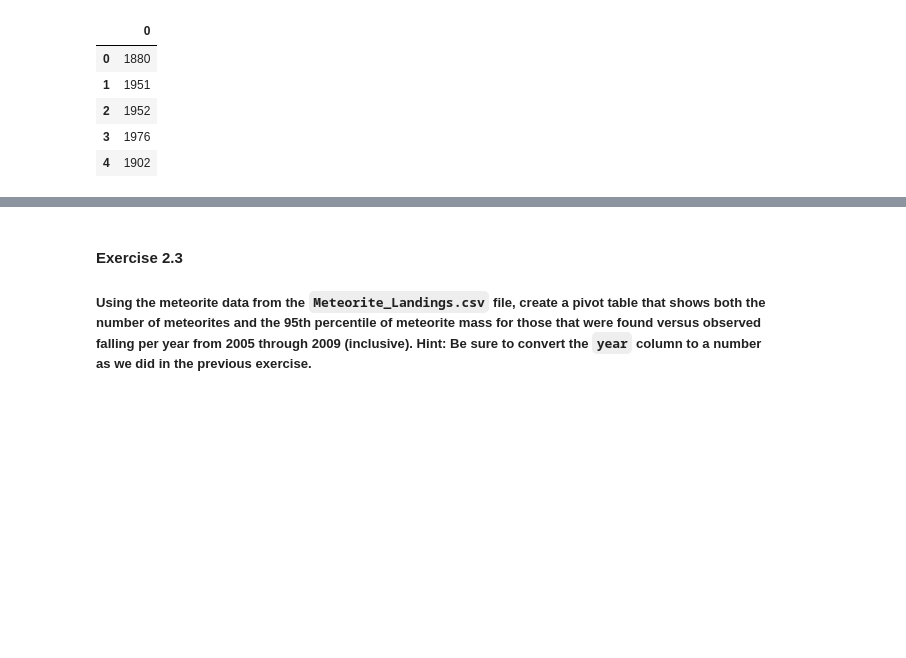
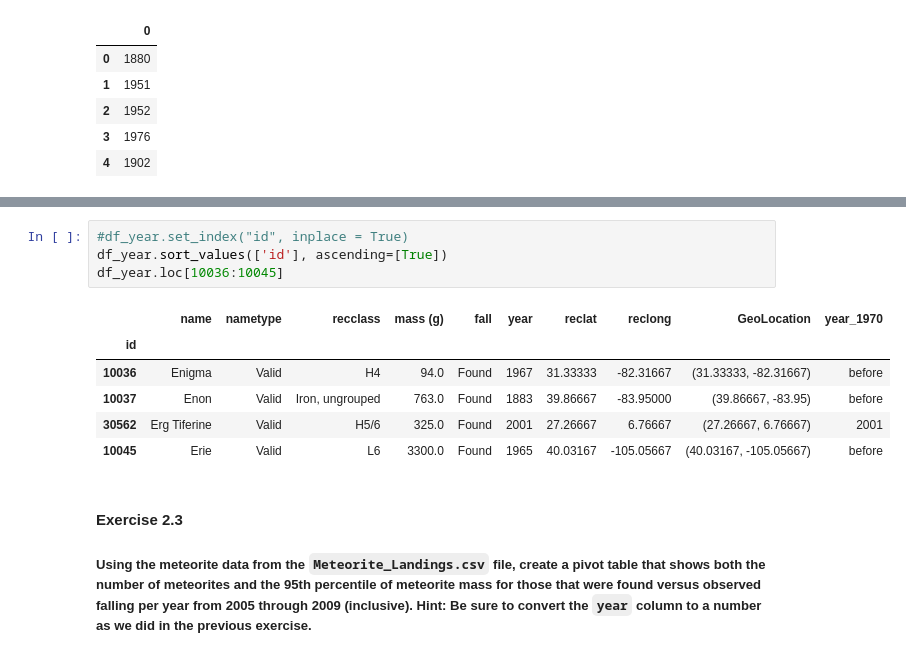
Before and after one commit to uktukt/SGT, a Jupyter notebook: workbook.ipynb, the cells around one changed output, grey strips where cells are left out. Saved outputs shown, nothing was run; the diff lists cells and outputs as text; blank space fills up the shorter version.

```diff
--- a/workbook.ipynb
+++ b/workbook.ipynb
@@ -136,3 +149,14 @@ df.head()
+# %%
+#df_year.set_index("id", inplace = True)
+df_year.sort_values(['id'], ascending=[True])
+df_year.loc[10036:10045]
+# %% [output]
+|  | name | nametype | recclass | mass (g) | fall | year | reclat | reclong | GeoLocation | year_1970 |
+| id |  |  |  |  |  |  |  |  |  |  |
+| 10036 | Enigma | Valid | H4 | 94.0 | Found | 1967 | 31.33333 | -82.31667 | (31.33333, -82.31667) | before |
+| 10037 | Enon | Valid | Iron, ungrouped | 763.0 | Found | 1883 | 39.86667 | -83.95000 | (39.86667, -83.95) | before |
+| 30562 | Erg Tiferine | Valid | H5/6 | 325.0 | Found | 2001 | 27.26667 | 6.76667 | (27.26667, 6.76667) | 2001 |
+| 10045 | Erie | Valid | L6 | 3300.0 | Found | 1965 | 40.03167 | -105.05667 | (40.03167, -105.05667) | before |
 # %% [markdown]
 #### Exercise 2.3
 ##### Using the meteorite data from the `Meteorite_Landings.csv` file, create a pivot table that shows both the number of meteorites and the 95th percentile of meteorite mass for those that were found versus observed falling per year from 2005 through 2009 (inclusive). Hint: Be sure to convert the `year` column to a number as we did in the previous exercise.
```
Also changed, not shown: parts of 2 cells of this notebook.
